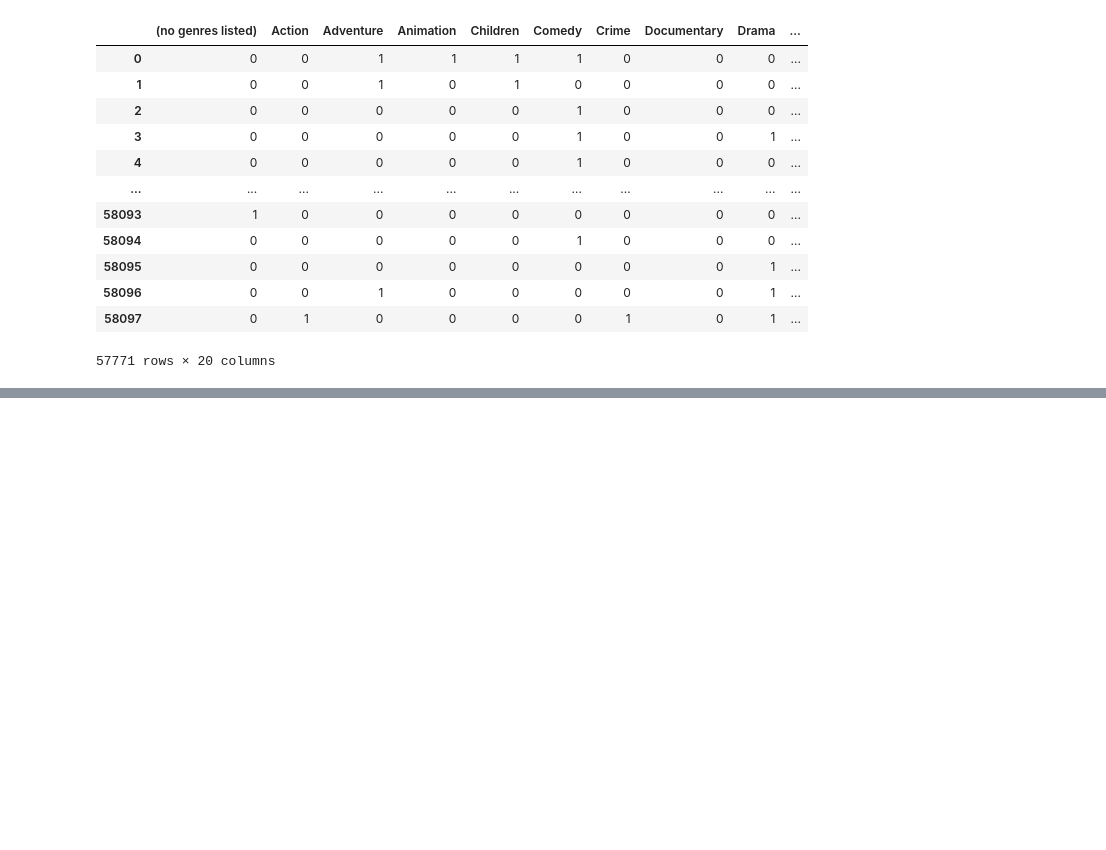
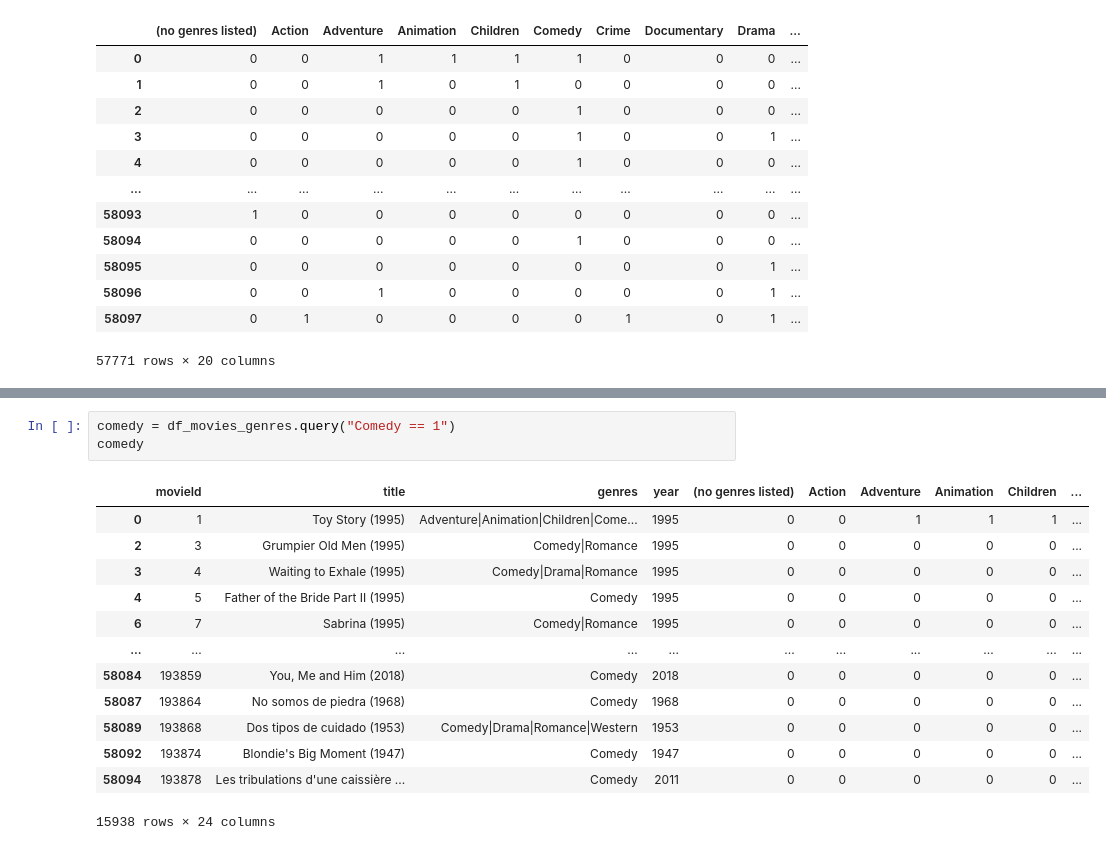
Before and after one commit to Razjoh/Machine-learning-Rasmus-Johansson, a Jupyter notebook: Labb/EDA.ipynb, the cells around one changed output, grey strips where cells are left out. Cells and saved outputs as stored; diff of their text form; blank space fills up the shorter version.

```diff
--- a/Labb/EDA.ipynb
+++ b/Labb/EDA.ipynb
@@ -357,0 +375,17 @@ df_test
+# %%
+comedy = df_movies_genres.query("Comedy == 1")
+comedy
+# %% [output]
+|  | movieId | title | genres | year | (no genres listed) | Action | Adventure | Animation | Children | ... |
+| 0 | 1 | Toy Story (1995) | Adventure|Animation|Children|Come... | 1995 | 0 | 0 | 1 | 1 | 1 | ... |
+| 2 | 3 | Grumpier Old Men (1995) | Comedy|Romance | 1995 | 0 | 0 | 0 | 0 | 0 | ... |
+| 3 | 4 | Waiting to Exhale (1995) | Comedy|Drama|Romance | 1995 | 0 | 0 | 0 | 0 | 0 | ... |
+| 4 | 5 | Father of the Bride Part II (1995) | Comedy | 1995 | 0 | 0 | 0 | 0 | 0 | ... |
+| 6 | 7 | Sabrina (1995) | Comedy|Romance | 1995 | 0 | 0 | 0 | 0 | 0 | ... |
+| ... | ... | ... | ... | ... | ... | ... | ... | ... | ... | ... |
+| 58084 | 193859 | You, Me and Him (2018) | Comedy | 2018 | 0 | 0 | 0 | 0 | 0 | ... |
+| 58087 | 193864 | No somos de piedra (1968) | Comedy | 1968 | 0 | 0 | 0 | 0 | 0 | ... |
+| 58089 | 193868 | Dos tipos de cuidado (1953) | Comedy|Drama|Romance|Western | 1953 | 0 | 0 | 0 | 0 | 0 | ... |
+| 58092 | 193874 | Blondie's Big Moment (1947) | Comedy | 1947 | 0 | 0 | 0 | 0 | 0 | ... |
+| 58094 | 193878 | Les tribulations d'une caissière ... | Comedy | 2011 | 0 | 0 | 0 | 0 | 0 | ... |
+15938 rows × 24 columns
```
Also changed, not shown: parts of 3 cells of this notebook.
